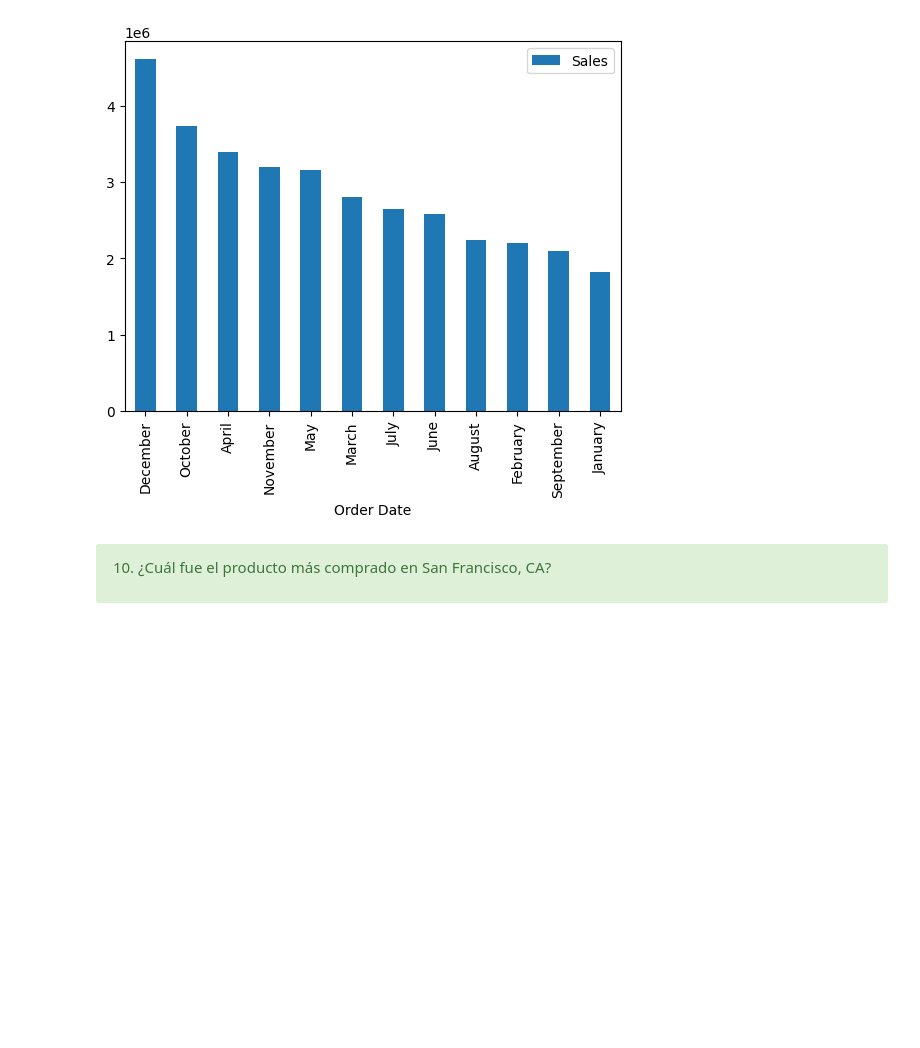
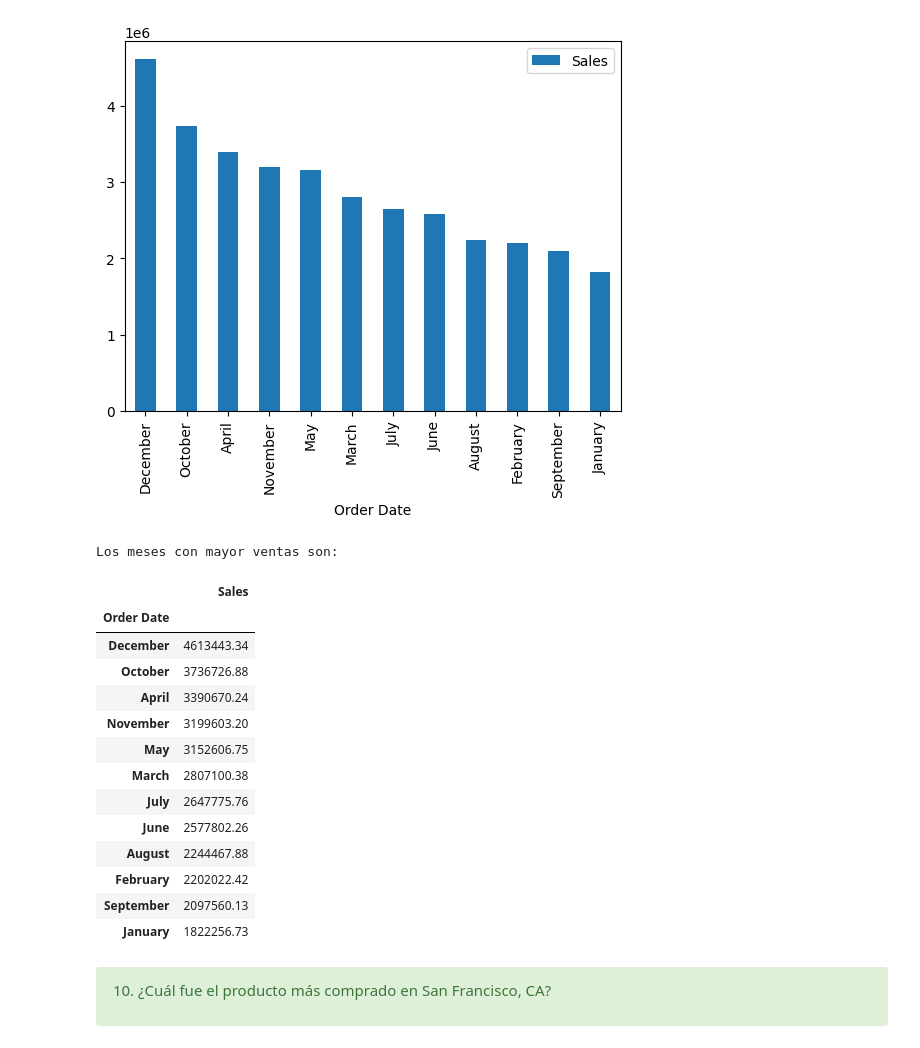
Before and after one commit to depresionTropical/data-science-class, a Jupyter notebook: CD_10_Pandas-GLOB/CD_10_Caso-TiendaOnline.ipynb, the cells around one changed output. Cells and saved outputs as stored; diff of their text form; code cells hidden in the pictures; blank space fills up the shorter version.

```diff
--- a/CD_10_Pandas-GLOB/CD_10_Caso-TiendaOnline.ipynb
+++ b/CD_10_Pandas-GLOB/CD_10_Caso-TiendaOnline.ipynb
@@ -269,6 +340,25 @@ df.groupby(df.index.month_name())[['Sales']].sum().sort_values(by='Sales',ascend
 # %% [output]
 <Axes: xlabel='Order Date'>
 [figure]
+# %%
+print('Los meses con mayor ventas son:')
+df.groupby(df.index.month_name())[['Sales']].sum().sort_values(by='Sales',ascending=False)
+# %% [output]
+Los meses con mayor ventas son:
+|  | Sales |
+| Order Date |  |
+| December | 4613443.34 |
+| October | 3736726.88 |
+| April | 3390670.24 |
+| November | 3199603.20 |
+| May | 3152606.75 |
+| March | 2807100.38 |
+| July | 2647775.76 |
+| June | 2577802.26 |
+| August | 2244467.88 |
+| February | 2202022.42 |
+| September | 2097560.13 |
+| January | 1822256.73 |
 # %% [markdown]
 <div class="alert alert-success">
 
```
Also changed, not shown: parts of 17 cells of this notebook, 13 other files.
